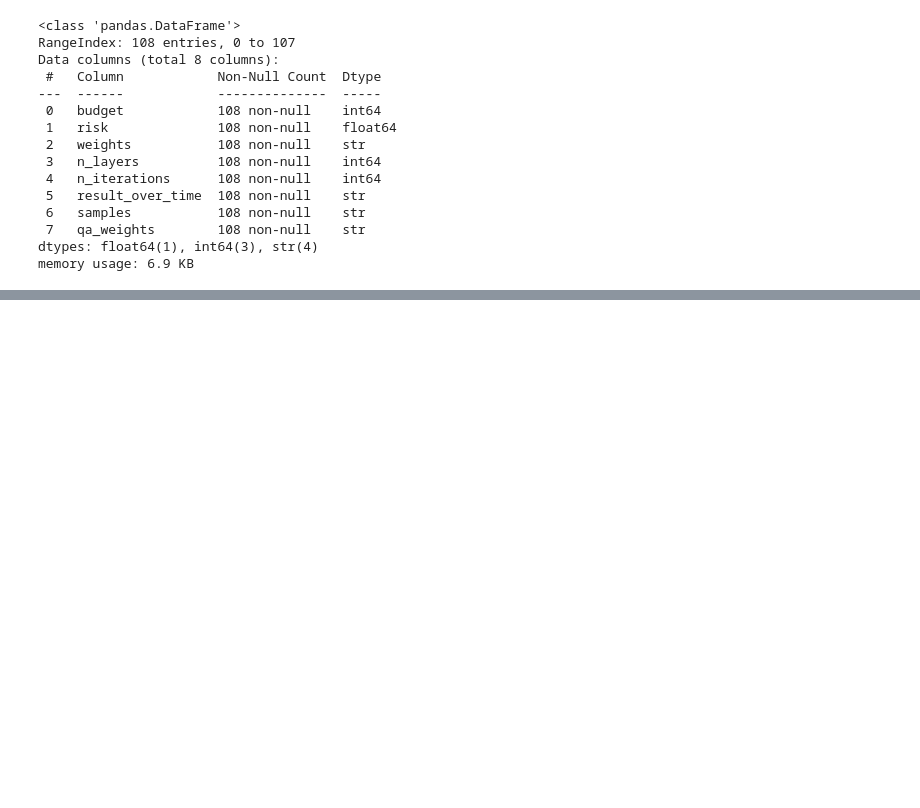
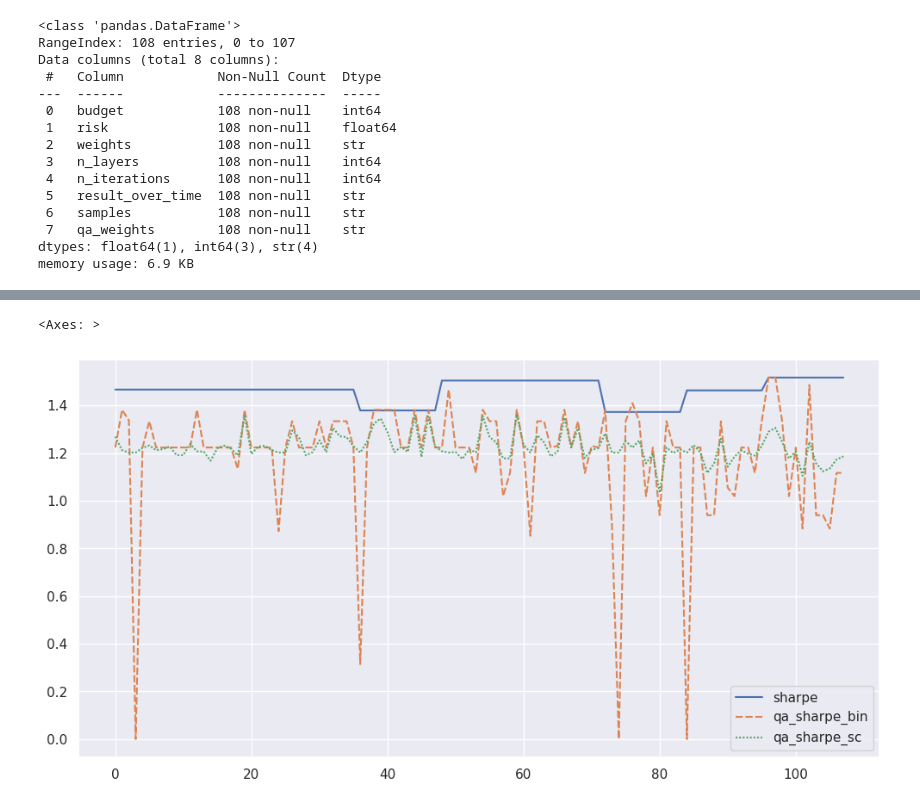
Before and after one commit to floatn/QML-for-finance, a Jupyter notebook: qaoa_analysis.ipynb, the cells around one changed output, grey strips where cells are left out. Drawn from its saved outputs; the diff is of its cells as text; code cells hidden in the pictures; blank space fills up the shorter version.

```diff
--- a/qaoa_analysis.ipynb
+++ b/qaoa_analysis.ipynb
@@ -97,0 +171,9 @@ data_out['samples'] = data_out['samples'].apply(lambda x: x.strip('[]').split())
+# %%
+data_out[['sharpe', 'qa_sharpe_bin', 'qa_sharpe_sc']] = \
+(data_out[['returns', 'qa_returns_bin', 'qa_returns_sc']] - 0.035).div(data_out[['risk', 'qa_risk_bin', 'qa_risk_sc']].values).\
+replace([np.inf, -np.inf], 0.)
+# %%
+sns.lineplot(data_out[['sharpe', 'qa_sharpe_bin', 'qa_sharpe_sc']])
+# %% [output]
+<Axes: >
+[figure, added]
```
Also changed, not shown: parts of 23 cells of this notebook.
